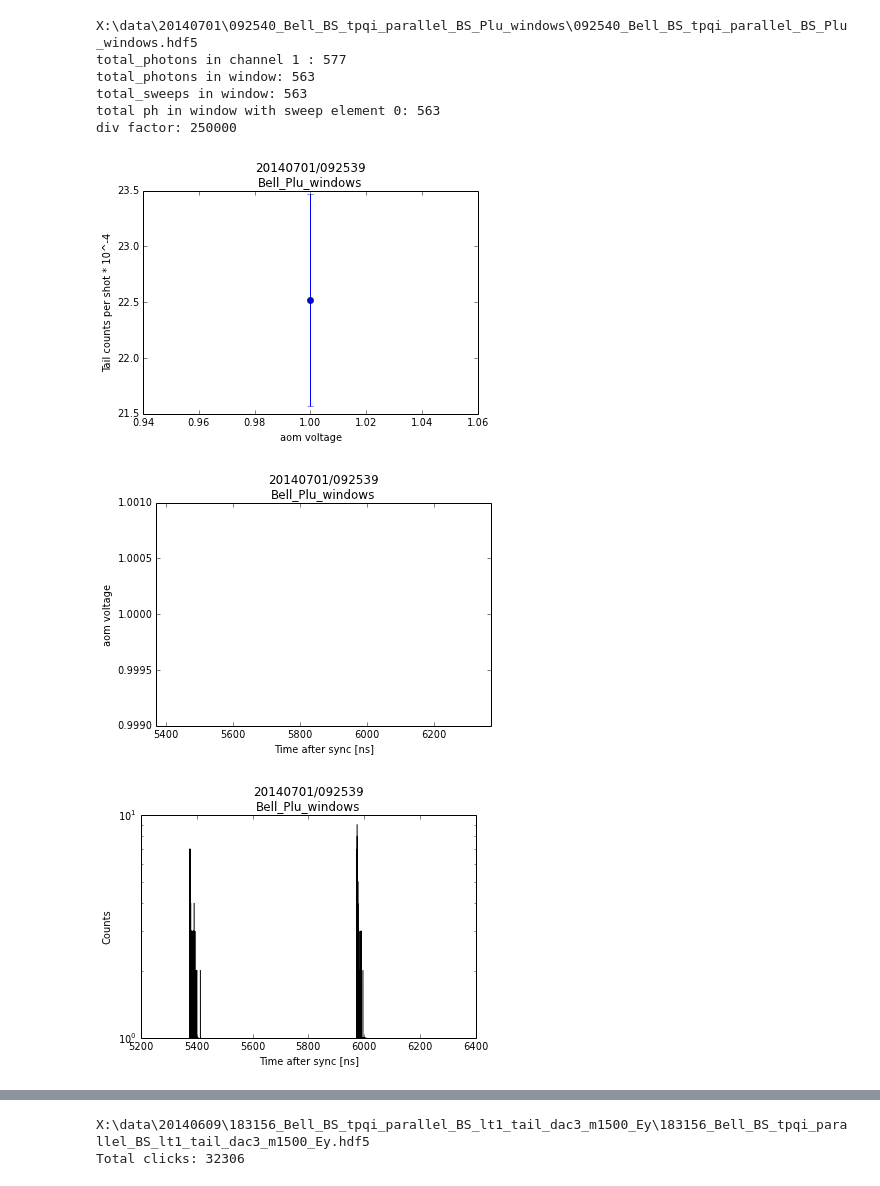
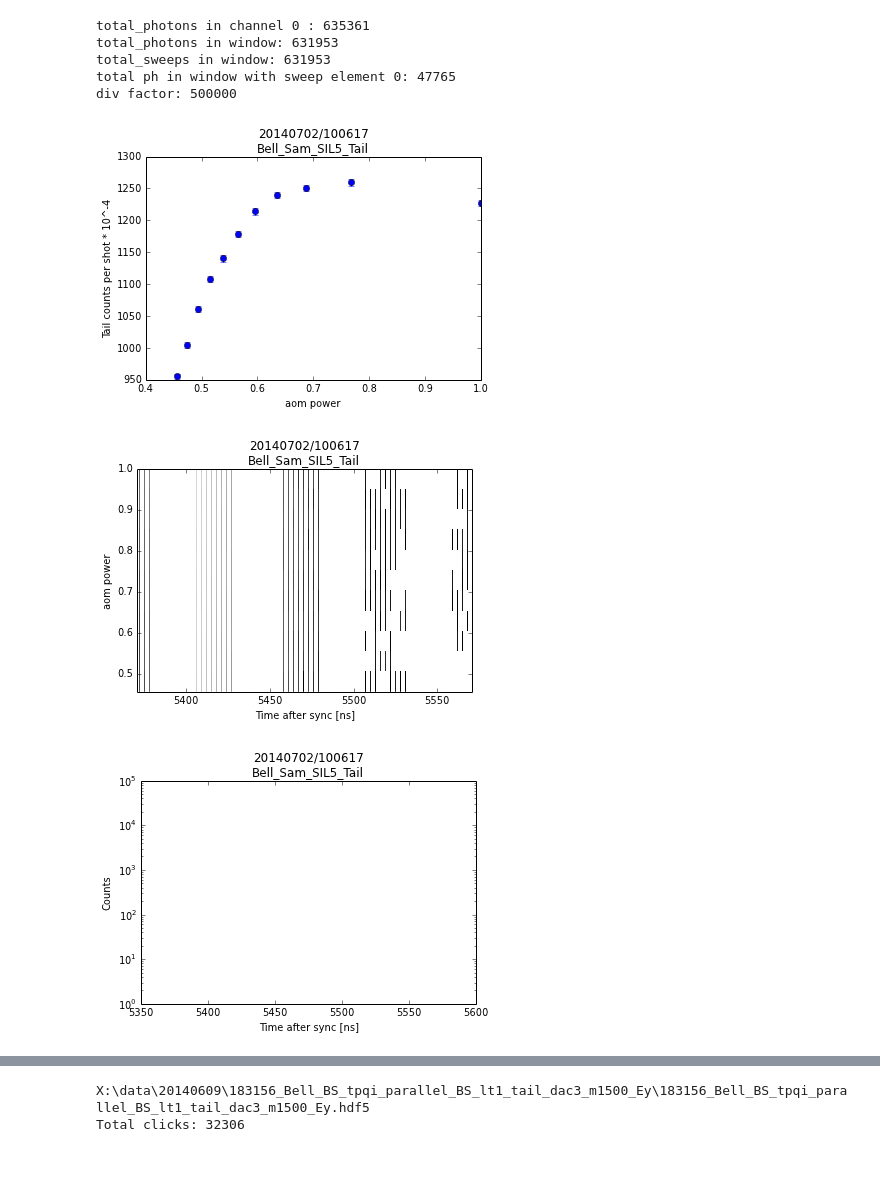
Before and after one commit to zaguros/analysis, a Jupyter notebook: iPython_Notebooks/LT3/Tail_analysis.ipynb, the cells around one changed output, grey strips where cells are left out. Cells and saved outputs as stored; diff of their text form; code cells hidden in the pictures.

```diff
--- a/iPython_Notebooks/LT3/Tail_analysis.ipynb
+++ b/iPython_Notebooks/LT3/Tail_analysis.ipynb
@@ -4,27 +4,27 @@ folder=tb.latest_data('Bell')
 #folder=tb.data_from_time('20140612143043')
 #folder=r'D:\measuring\data\20140519\192030_Bell_lt3_tailS_The111no2_SIL1_Ey_+11deg'
 name = 'ssro'
-a = pqsequence.TailAnalysis(folder, hdf5_mode='r', pq_folder='bs_remote')
+a = pqsequence.TailAnalysis(folder, hdf5_mode='r')#, pq_folder='bs_remote')
 #a.fix_sweep_pts('Pulse Amplitude', 'eom_pulse_amplitude')
 a.get_sweep_pts()
+a.sweep_pts = a.g.attrs['aom_amplitude']
 a.get_sweep_idxs(noof_syncs_per_sweep_pt=250)
 a.get_readout_results(name)
-a.get_tail_vs_sweep(1,5370.5,1000, pq_binsize_ns=1e-3, hist_binsize_ns=0.1,verbose=True)
+a.get_tail_vs_sweep(0,5370.5,200, pq_binsize_ns=1, hist_binsize_ns=0.1,verbose=True)
 #a.get_tail_vs_sweep(0,5380.5,100, pq_binsize_ns=1, hist_binsize_ns=1,verbose=True)
 # %% [output]
-X:\data\20140701\092540_Bell_BS_tpqi_parallel_BS_Plu_windows\092540_Bell_BS_tpqi_parallel_BS_Plu_windows.hdf5
-total_photons in channel 1 : 577
-total_photons in window: 563
-total_sweeps in window: 563
-total ph in window with sweep element 0: 563
-div factor: 250000
+total_photons in channel 0 : 635361
+total_photons in window: 631953
+total_sweeps in window: 631953
+total ph in window with sweep element 0: 47765
+div factor: 500000
 # %%
 save=False
 a.plot_tail_cts_vs_sweep(save=save)
 a.plot_tail_hists_vs_sweep(save=save)
 a.plot_tail_hist_integated(save=save, log_plot=True)
-a.plot_tail_hist_all(save=save, log_plot=True, offset=0, indices=[0])
+a.plot_tail_hist_all(save=save, log_plot=False, offset=0, indices=[-1])
 # %% [output]
-[figure, old version]
+[figure, new version]
-[figure, old version]
+[figure, new version]
-[figure, old version]
+[figure, new version]
```
Also changed, not shown: parts of 1 cell of this notebook, 2 other files.
